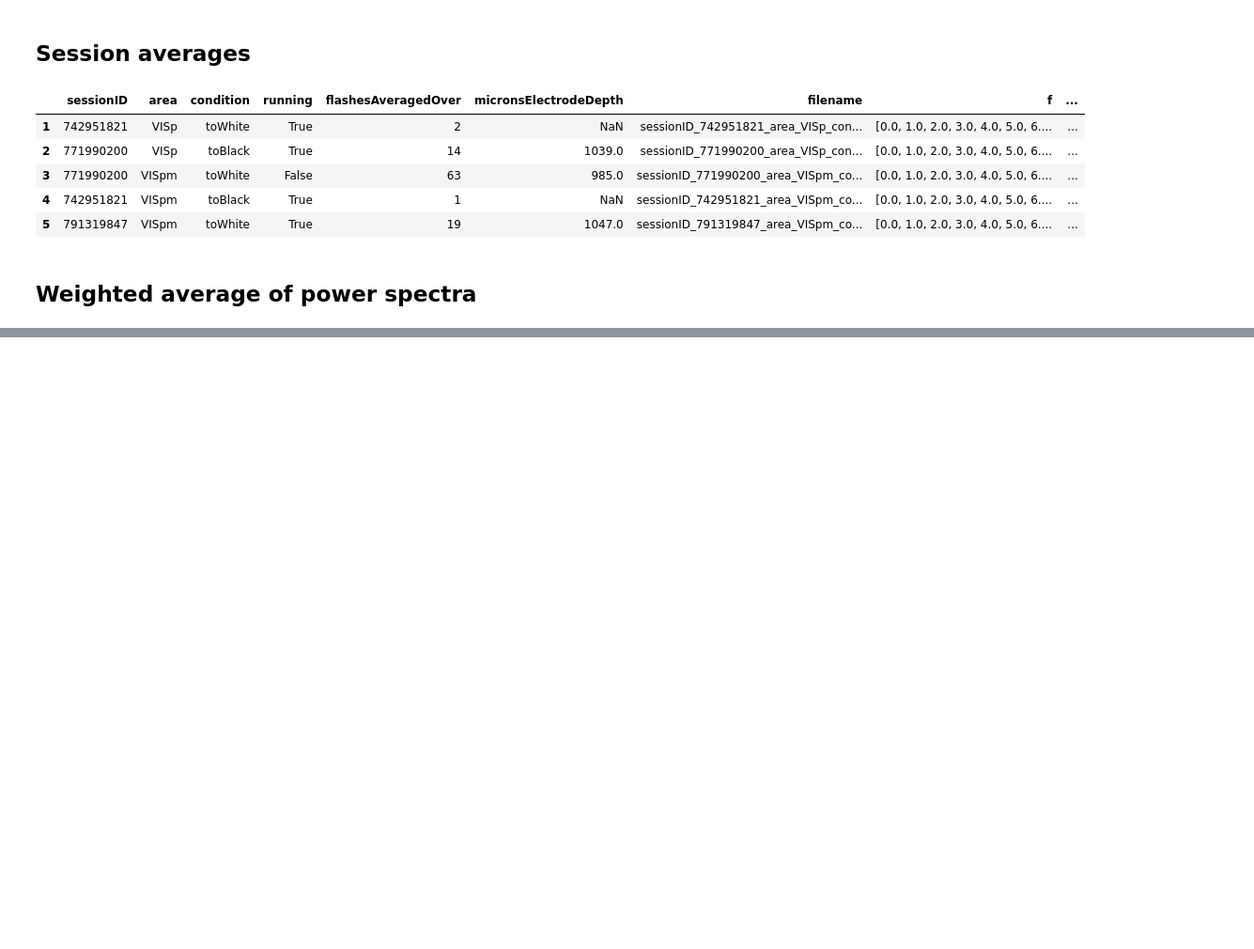
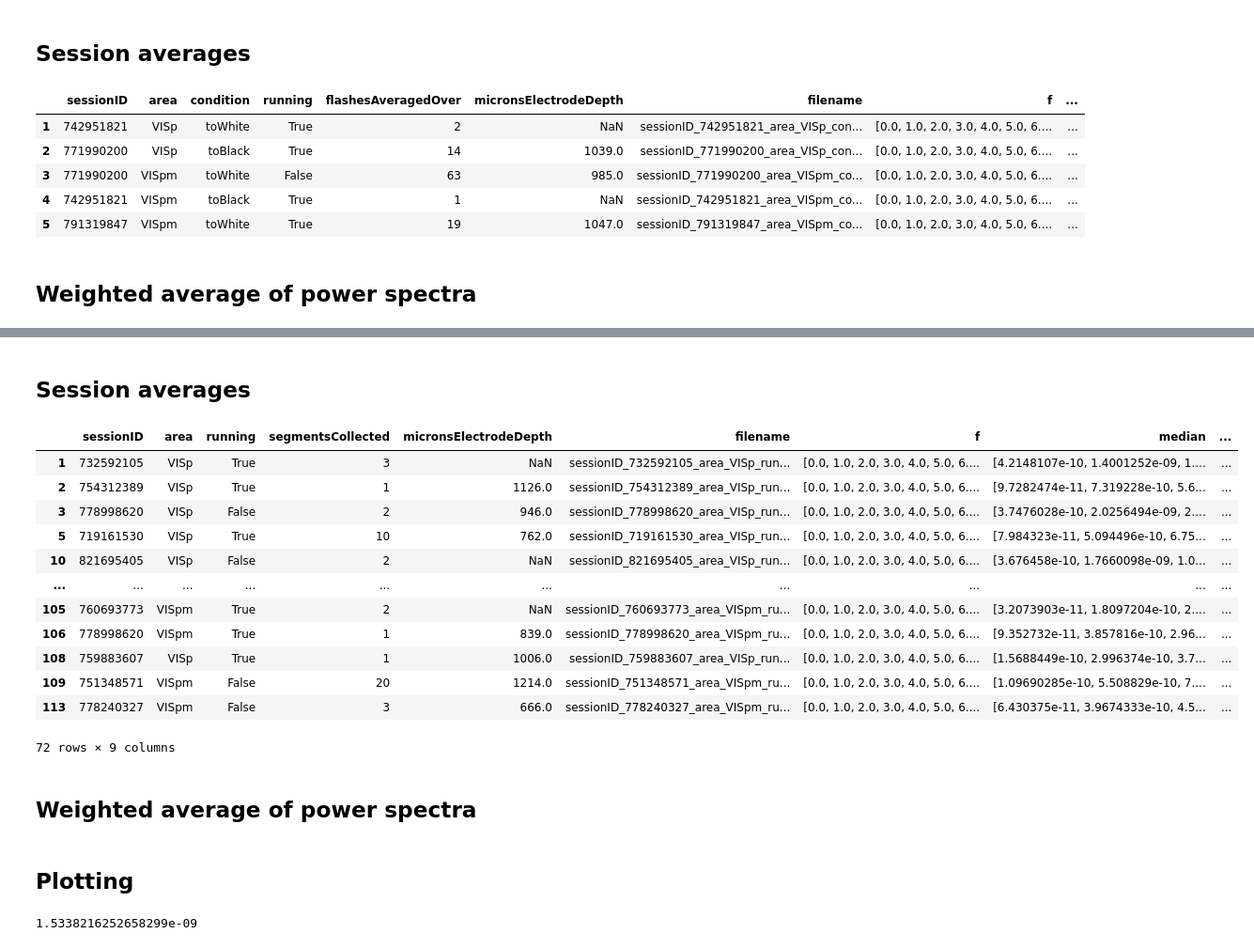
Before and after one commit to ikharitonov/allen-neuropixel-LFPs, a Jupyter notebook: lfp_grand_average/3-power_spectrum_grand_average.ipynb, the cells around one changed output, grey strips where cells are left out. Shown at 94% size. Drawn from its saved outputs; the diff is of its cells as text; code cells hidden in the pictures; blank space fills up the shorter version.

```diff
--- a/lfp_grand_average/3-power_spectrum_grand_average.ipynb
+++ b/lfp_grand_average/3-power_spectrum_grand_average.ipynb
@@ -175,0 +297,2 @@ plt.show()
+# %%
+LOAD = False # the dataframe with computed stats
@@ -175,0 +327,58 @@ plt.show()
+# %% [markdown]
+## Session averages
+# %%
+parsed_df['f'] = ''
+parsed_df['median'] = ''
+parsed_df['iqr'] = ''
+# %%
+def filter_out_NaN_ps_elements(s):
+
+    collected_i = 0
+    collected_ps = []
+    for elem in s:
+        if not np.isnan(elem.mean()):
+            collected_i += 1
+            collected_ps.append(elem)
+    return collected_i, collected_ps
+# %%
+if LOAD:
+    # Load the df
+    with open(Path.home() / 'Desktop' / 'disk2' / df_filename, 'rb') as f: parsed_df = pickle.load(f)
+else:
+    for condition in conditions:
+        selected_df = parsed_df[(parsed_df.area==condition[0]) &(parsed_df.running==condition[1])]
+        for cols in selected_df.iterrows():
+            f, s1, segmentsCollected = np.load(path / cols[1].filename, allow_pickle=True)
+            segmentsCollected, s1 = filter_out_NaN_ps_elements(s1)
+            parsed_df.at[cols[0], 'segmentsCollected'] = segmentsCollected
+            # If NaN filtering removed all segmented from an entry, remove it from the dataframe
+            if segmentsCollected == 0:
+                parsed_df = parsed_df.drop(parsed_df[parsed_df.sessionID==cols[1].sessionID].index)
+                continue
+            s1 = np.array(s1)
+            # Saving time data, median time series and iqr (variability measure) time series for eahc condition-session entry
+            parsed_df.at[cols[0], 'f'] = f
+            parsed_df.at[cols[0], 'median'] = np.median(s1, axis=0)
+            parsed_df.at[cols[0], 'iqr'] = get_iqr(s1)
+
+    # Save the df
+    with open(Path.home() / 'Desktop' / 'disk2' / df_filename, "wb") as f:
+        pickle.dump(parsed_df, f)
+# %%
+parsed_df
+# %% [output]
+|  | sessionID | area | running | segmentsCollected | micronsElectrodeDepth | filename | f | median | ... |
+| 1 | 732592105 | VISp | True | 3 | NaN | sessionID_732592105_area_VISp_run... | [0.0, 1.0, 2.0, 3.0, 4.0, 5.0, 6.... | [4.2148107e-10, 1.4001252e-09, 1.... | ... |
+| 2 | 754312389 | VISp | True | 1 | 1126.0 | sessionID_754312389_area_VISp_run... | [0.0, 1.0, 2.0, 3.0, 4.0, 5.0, 6.... | [9.7282474e-11, 7.319228e-10, 5.6... | ... |
+| 3 | 778998620 | VISp | False | 2 | 946.0 | sessionID_778998620_area_VISp_run... | [0.0, 1.0, 2.0, 3.0, 4.0, 5.0, 6.... | [3.7476028e-10, 2.0256494e-09, 2.... | ... |
+| 5 | 719161530 | VISp | True | 10 | 762.0 | sessionID_719161530_area_VISp_run... | [0.0, 1.0, 2.0, 3.0, 4.0, 5.0, 6.... | [7.984323e-11, 5.094496e-10, 6.75... | ... |
+| 10 | 821695405 | VISp | False | 2 | NaN | sessionID_821695405_area_VISp_run... | [0.0, 1.0, 2.0, 3.0, 4.0, 5.0, 6.... | [3.676458e-10, 1.7660098e-09, 1.0... | ... |
+| ... | ... | ... | ... | ... | ... | ... | ... | ... | ... |
+| 105 | 760693773 | VISpm | True | 2 | NaN | sessionID_760693773_area_VISpm_ru... | [0.0, 1.0, 2.0, 3.0, 4.0, 5.0, 6.... | [3.2073903e-11, 1.8097204e-10, 2.... | ... |
+| 106 | 778998620 | VISpm | True | 1 | 839.0 | sessionID_778998620_area_VISpm_ru... | [0.0, 1.0, 2.0, 3.0, 4.0, 5.0, 6.... | [9.352732e-11, 3.857816e-10, 2.96... | ... |
+| 108 | 759883607 | VISp | True | 1 | 1006.0 | sessionID_759883607_area_VISp_run... | [0.0, 1.0, 2.0, 3.0, 4.0, 5.0, 6.... | [1.5688449e-10, 2.996374e-10, 3.7... | ... |
+| 109 | 751348571 | VISpm | False | 20 | 1214.0 | sessionID_751348571_area_VISpm_ru... | [0.0, 1.0, 2.0, 3.0, 4.0, 5.0, 6.... | [1.09690285e-10, 5.508829e-10, 7.... | ... |
+| 113 | 778240327 | VISpm | False | 3 | 666.0 | sessionID_778240327_area_VISpm_ru... | [0.0, 1.0, 2.0, 3.0, 4.0, 5.0, 6.... | [6.430375e-11, 3.9674333e-10, 4.5... | ... |
+72 rows × 9 columns
+# %% [markdown]
+## Weighted average of power spectra
@@ -175,0 +405,7 @@ plt.show()
+# %% [markdown]
+## Plotting
+# %%
+max_power_val = np.array(weighted_average_ps)[:,1,:].max()
+max_power_val
+# %% [output]
+1.5338216252658299e-09
```
Also changed, not shown: parts of 24 cells of this notebook.
